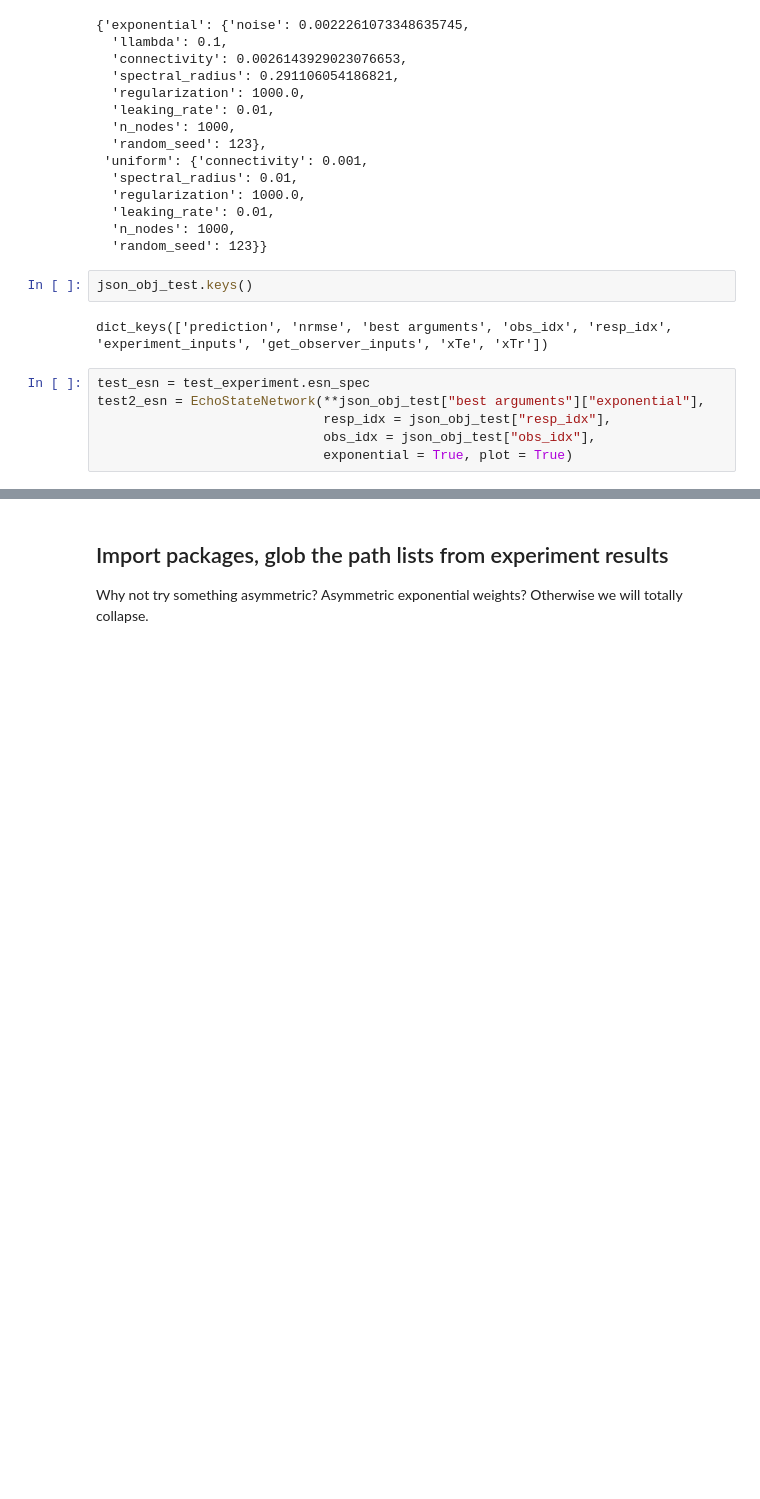
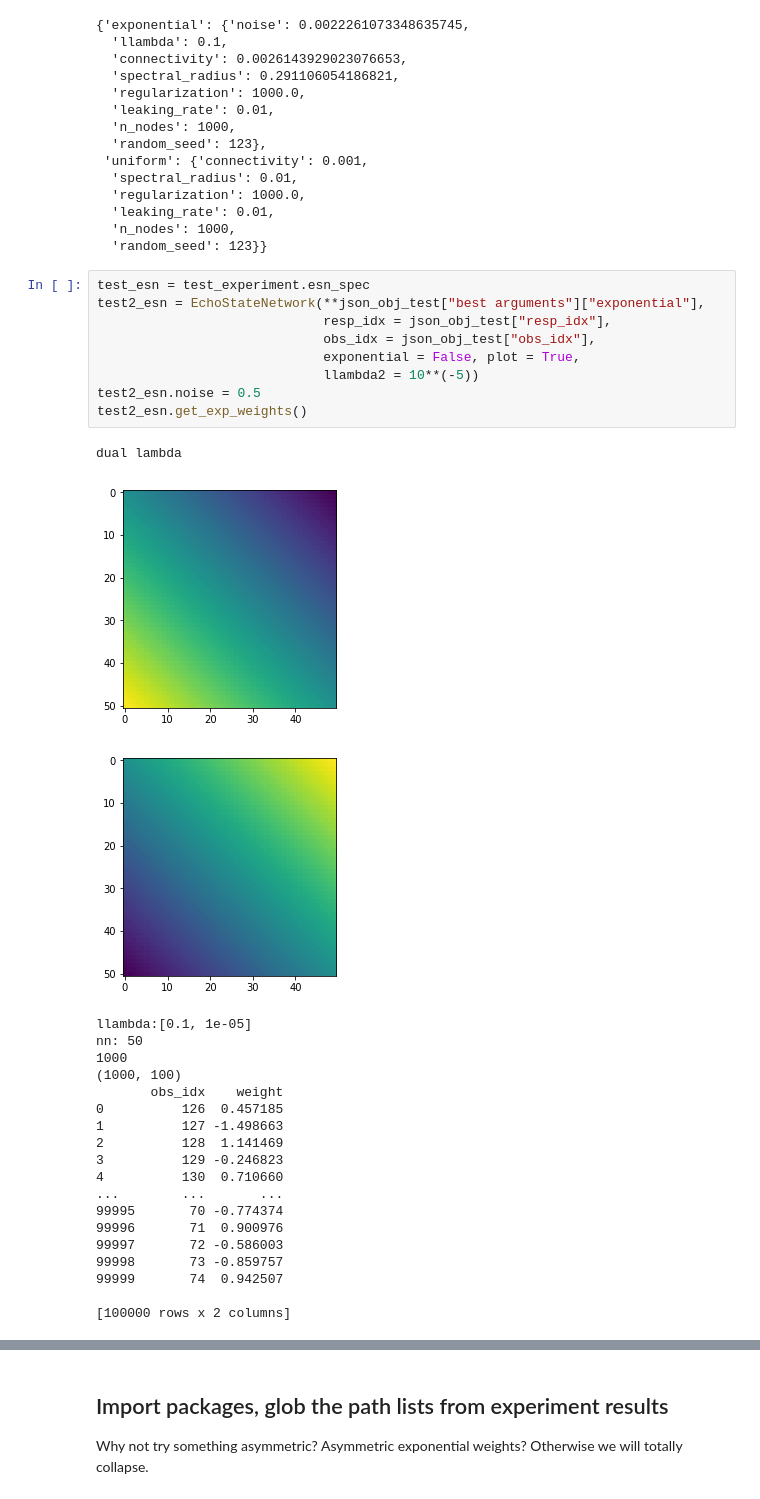
Before and after one commit to blindedjoy/Reservoir, a Jupyter notebook: MARIOS/Analysis.ipynb, the cells around one changed output, grey strips where cells are left out. Drawn from its saved outputs; the diff is of its cells as text; blank space fills up the shorter version.

```diff
--- a/MARIOS/Analysis.ipynb
+++ b/MARIOS/Analysis.ipynb
@@ -65,13 +64,34 @@ json_obj_test["best arguments"]
   'leaking_rate': 0.01,
   'n_nodes': 1000,
   'random_seed': 123}}
-# %%
-json_obj_test.keys()
-# %% [output]
-dict_keys(['prediction', 'nrmse', 'best arguments', 'obs_idx', 'resp_idx', 'experiment_inputs', 'get_observer_inputs', 'xTe', 'xTr'])
 # %%
 test_esn = test_experiment.esn_spec
 test2_esn = EchoStateNetwork(**json_obj_test["best arguments"]["exponential"],
                              resp_idx = json_obj_test["resp_idx"],
                              obs_idx = json_obj_test["obs_idx"],
-                             exponential = True, plot = True)
+                             exponential = False, plot = True,
+                             llambda2 = 10**(-5))
+test2_esn.noise = 0.5
+test2_esn.get_exp_weights()
+# %% [output]
+dual lambda
+[figure, added]
+[figure, added]
+llambda:[0.1, 1e-05]
+nn: 50
+1000
+(1000, 100)
+       obs_idx    weight
+0          126  0.457185
+1          127 -1.498663
+2          128  1.141469
+3          129 -0.246823
+4          130  0.710660
+...        ...       ...
+99995       70 -0.774374
+99996       71  0.900976
+99997       72 -0.586003
+99998       73 -0.859757
+99999       74  0.942507
+
+[100000 rows x 2 columns]
```
Also changed, not shown: parts of 57 cells of this notebook, 8 other files.
